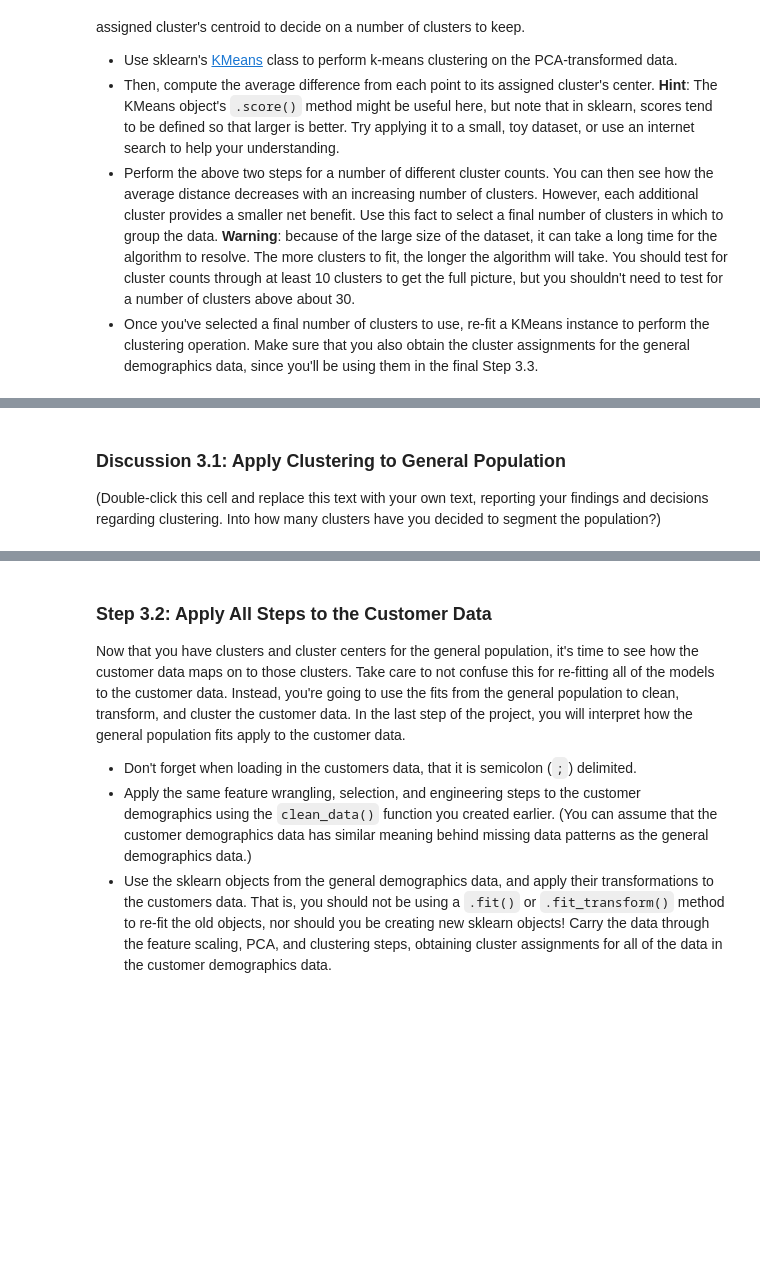
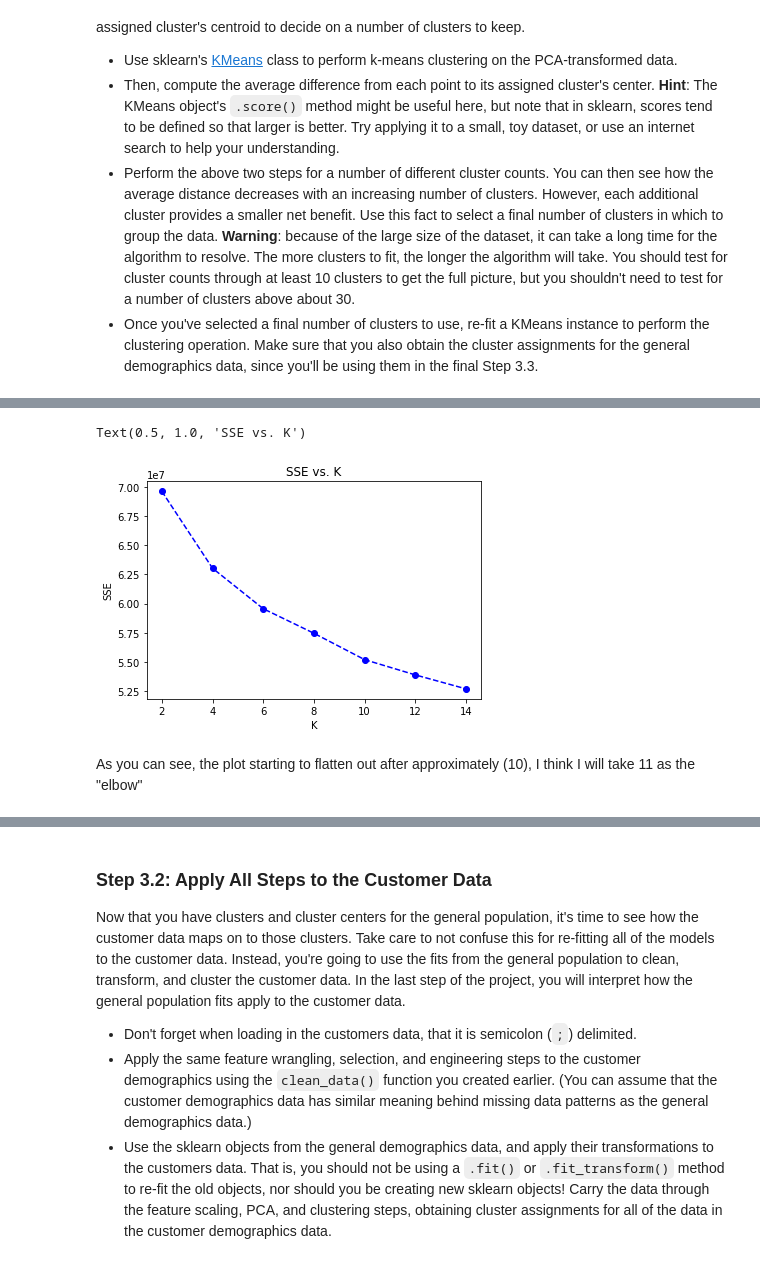
Before and after one commit to AbdulmajeedAlOmari/identify-customer-segments, a Jupyter notebook: identifying-customer-segments.ipynb, the cells around one changed output, grey strips where cells are left out. Saved outputs shown, nothing was run; the diff lists cells and outputs as text; code cells hidden in the pictures; blank space fills up the shorter version.

```diff
--- a/identifying-customer-segments.ipynb
+++ b/identifying-customer-segments.ipynb
@@ -554,2 +871,9 @@ Before we apply dimensionality reduction techniques to the data, we need to perf
 # %%
 # Apply feature scaling to the general population demographics data.
+from sklearn.impute import SimpleImputer
+
+imputer = SimpleImputer()
+
+imputed_cleaned_dataframe = pd.DataFrame(imputer.fit_transform(cleaned_dataframe))
+
+imputed_cleaned_dataframe.head(10)
@@ -572,2 +983,7 @@ On your scaled data, you are now ready to apply dimensionality reduction techniq
 # %%
 # Re-apply PCA to the data while selecting for number of components to retain.
+
+# 52 components gives us variance of 75% for this dataframe
+pca = PCA(n_components=52)
+
+pca_cleaned_dataframe = pca.fit_transform(scaled_cleaned_dataframe)
@@ -612,9 +1125,15 @@ You've assessed and cleaned the demographics data, then scaled and transformed t
 - Once you've selected a final number of clusters to use, re-fit a KMeans instance to perform the clustering operation. Make sure that you also obtain the cluster assignments for the general demographics data, since you'll be using them in the final Step 3.3.
 # %%
 # Over a number of different cluster counts...
+from sklearn.cluster import KMeans
 
-
+def get_kmeans_score(df, center):
+    # Used n_jobs=-1 to maximize the use of CPU (to increase speed)
+    kmeans = KMeans(n_clusters=center, n_jobs=-1)
     # run k-means clustering on the data and...
-
+    kmeans_model = kmeans.fit(df)
 
     # compute the average within-cluster distances.
+    kmeans_score = np.abs(kmeans_model.score(df))
+
+    return kmeans_score
@@ -623,0 +1140,18 @@ You've assessed and cleaned the demographics data, then scaled and transformed t
+# %%
+import time
+
+scores = []
+
+
+centers = list(range(2, 15, 2))
+start_time = time.time()
+
+for center in centers:
+    score = get_kmeans_score(pca_cleaned_dataframe, center)
+    end_time = time.time()
+    print('Center [{}] - Score [{}] - Time [{}]'.format(
+        center,
+        score,
+        str(round(end_time-start_time, 2)) + ' seconds'
+    ))
+    scores.append(score)
@@ -624,3 +1166,13 @@ You've assessed and cleaned the demographics data, then scaled and transformed t
+# %%
+plt.plot(centers, scores, linestyle='--', marker='o', color='b')
+plt.xlabel('K')
+plt.ylabel('SSE')
+plt.title('SSE vs. K')
+# %% [output]
+Text(0.5, 1.0, 'SSE vs. K')
+[figure, added]
+# %% [markdown]
+As you can see, the plot starting to flatten out after approximately (10), I think I will take 11 as the "elbow"
 # %%
 # Re-fit the k-means model with the selected number of clusters and obtain
 # cluster predictions for the general population demographics data.
@@ -627,4 +1181,0 @@ You've assessed and cleaned the demographics data, then scaled and transformed t
-# %% [markdown]
-### Discussion 3.1: Apply Clustering to General Population
-
-(Double-click this cell and replace this text with your own text, reporting your findings and decisions regarding clustering. Into how many clusters have you decided to segment the population?)
```
Also changed, not shown: parts of 59 cells of this notebook, 1 other file.
